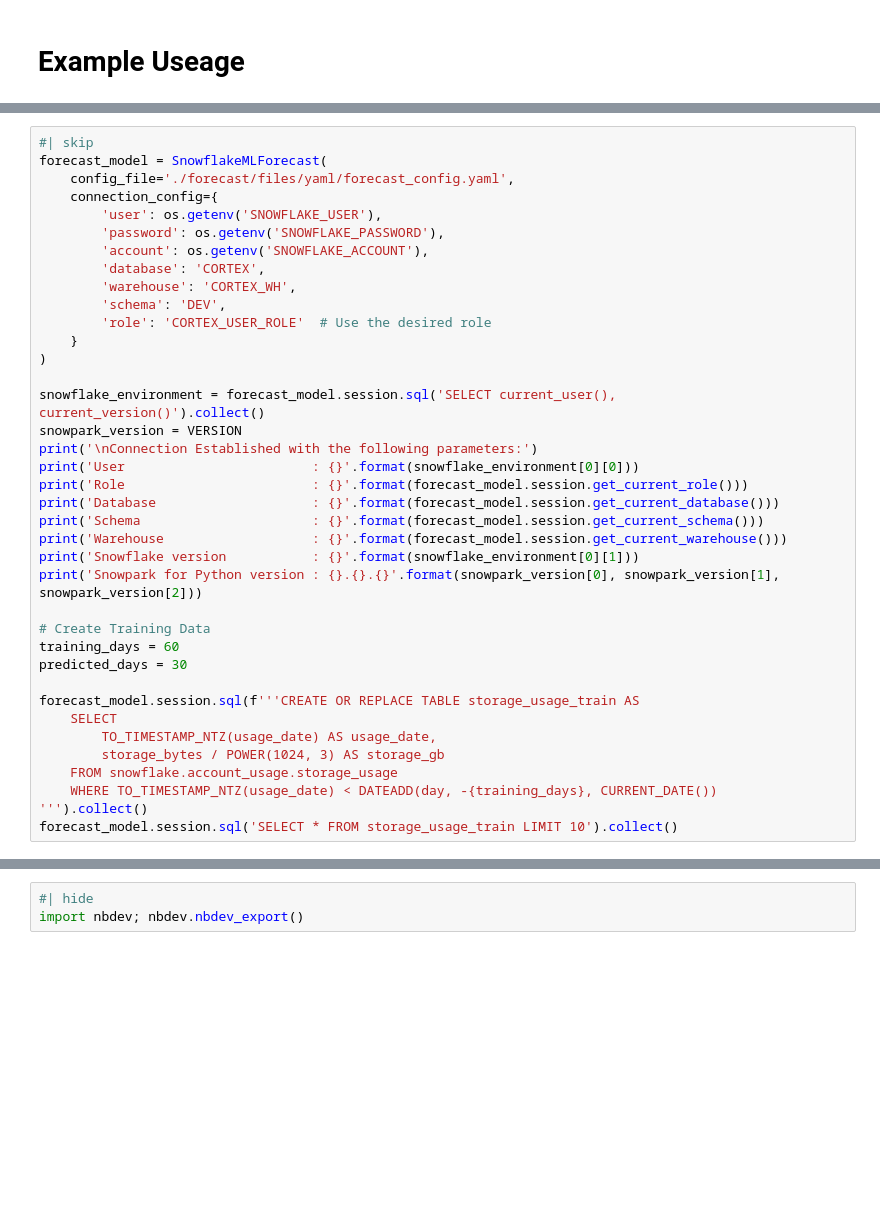
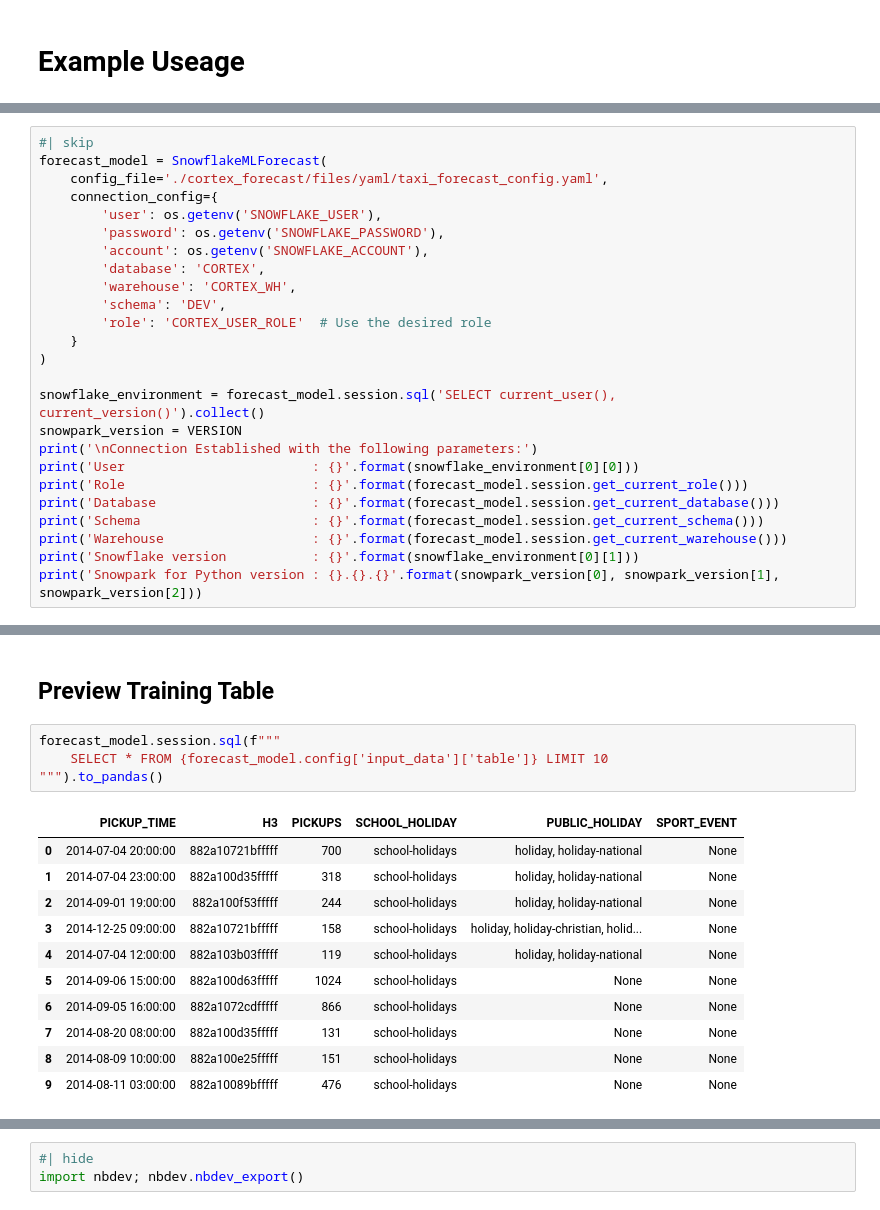
Before and after one commit to sfc-gh-jdemlow/cortex_forecast, a Jupyter notebook: docs/forecast_taxi_example.ipynb, the cells around one changed output, grey strips where cells are left out. Drawn from its saved outputs; the diff is of its cells as text; blank space fills up the shorter version.

```diff
--- a/docs/forecast_taxi_example.ipynb
+++ b/docs/forecast_taxi_example.ipynb
@@ -25,7 +28,7 @@ import os
 # %%
 #| skip
 forecast_model = SnowflakeMLForecast(
-    config_file='./forecast/files/yaml/forecast_config.yaml',
+    config_file='./cortex_forecast/files/yaml/taxi_forecast_config.yaml',
     connection_config={
         'user': os.getenv('SNOWFLAKE_USER'),
         'password': os.getenv('SNOWFLAKE_PASSWORD'),
@@ -47,19 +50,6 @@ print('Schema                      : {}'.format(forecast_model.session.get_curre
 print('Warehouse                   : {}'.format(forecast_model.session.get_current_warehouse()))
 print('Snowflake version           : {}'.format(snowflake_environment[0][1]))
 print('Snowpark for Python version : {}.{}.{}'.format(snowpark_version[0], snowpark_version[1], snowpark_version[2]))
-
-# Create Training Data
-training_days = 60
-predicted_days = 30
-
-forecast_model.session.sql(f'''CREATE OR REPLACE TABLE storage_usage_train AS
-    SELECT
-        TO_TIMESTAMP_NTZ(usage_date) AS usage_date,
-        storage_bytes / POWER(1024, 3) AS storage_gb
-    FROM snowflake.account_usage.storage_usage
-    WHERE TO_TIMESTAMP_NTZ(usage_date) < DATEADD(day, -{training_days}, CURRENT_DATE())
-''').collect()
-forecast_model.session.sql('SELECT * FROM storage_usage_train LIMIT 10').collect()
 # %% [output]
 Connection Established with the following parameters:
 User                        : JD_SERVICE_ACCOUNT_ADMIN
@@ -80,0 +68,18 @@ Step 4/4: Fetching forecast results...
+# %% [markdown]
+## Preview Training Table
+# %%
+forecast_model.session.sql(f"""
+    SELECT * FROM {forecast_model.config['input_data']['table']} LIMIT 10
+""").to_pandas()
+# %% [output]
+|  | PICKUP_TIME | H3 | PICKUPS | SCHOOL_HOLIDAY | PUBLIC_HOLIDAY | SPORT_EVENT |
+| 0 | 2014-07-04 20:00:00 | 882a10721bfffff | 700 | school-holidays | holiday, holiday-national | None |
+| 1 | 2014-07-04 23:00:00 | 882a100d35fffff | 318 | school-holidays | holiday, holiday-national | None |
+| 2 | 2014-09-01 19:00:00 | 882a100f53fffff | 244 | school-holidays | holiday, holiday-national | None |
+| 3 | 2014-12-25 09:00:00 | 882a10721bfffff | 158 | school-holidays | holiday, holiday-christian, holid... | None |
+| 4 | 2014-07-04 12:00:00 | 882a103b03fffff | 119 | school-holidays | holiday, holiday-national | None |
+| 5 | 2014-09-06 15:00:00 | 882a100d63fffff | 1024 | school-holidays | None | None |
+| 6 | 2014-09-05 16:00:00 | 882a1072cdfffff | 866 | school-holidays | None | None |
+| 7 | 2014-08-20 08:00:00 | 882a100d35fffff | 131 | school-holidays | None | None |
+| 8 | 2014-08-09 10:00:00 | 882a100e25fffff | 151 | school-holidays | None | None |
+| 9 | 2014-08-11 03:00:00 | 882a10089bfffff | 476 | school-holidays | None | None |
```
Also changed, not shown: parts of 10 cells of this notebook, 4 other files.
